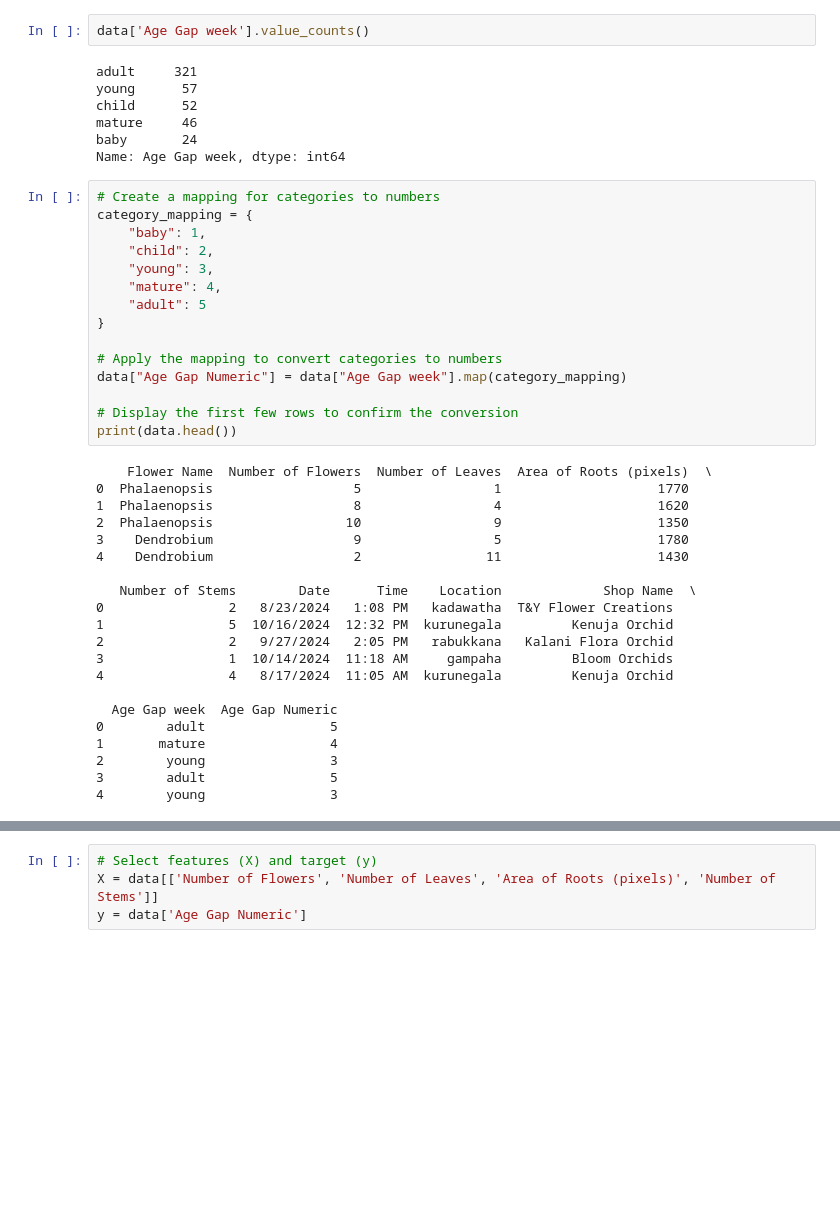
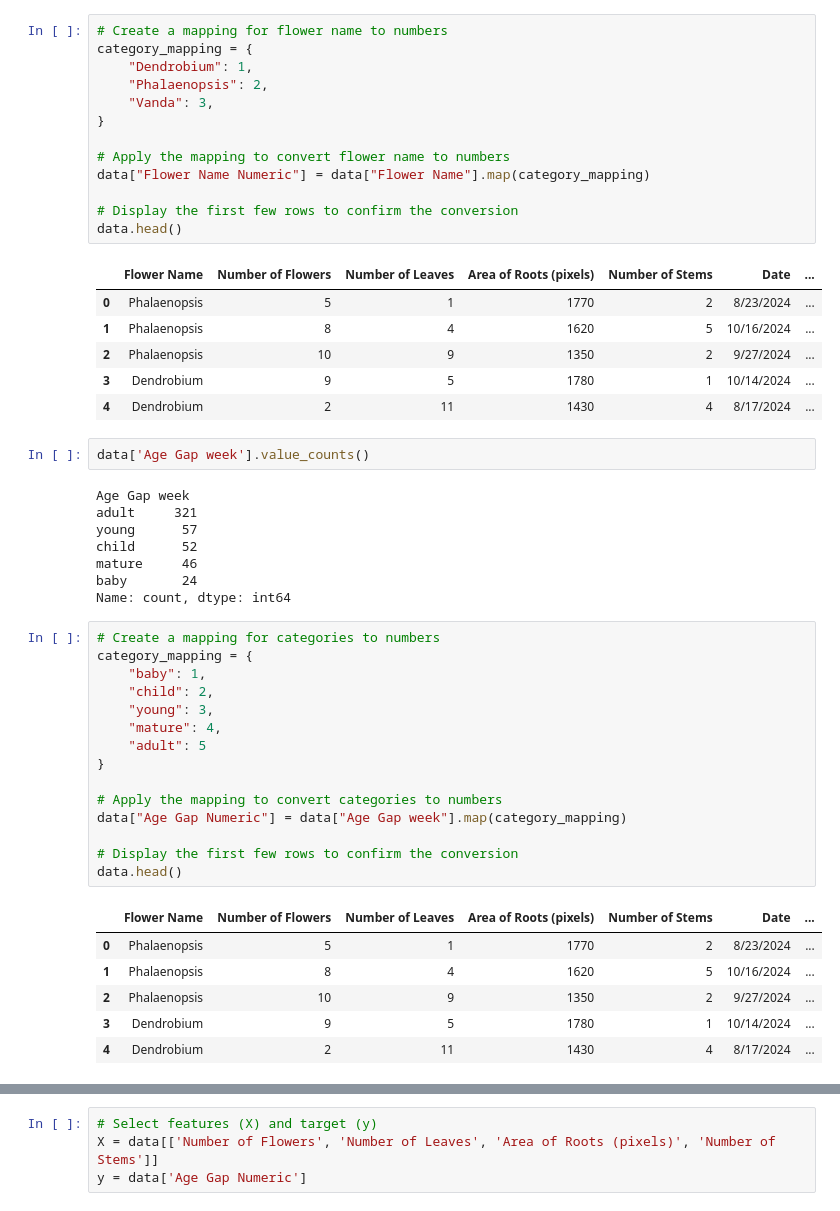
Before and after one commit to Dilshan09/24-25J-056, a Jupyter notebook: FertilizerRecommmender/TrainAgePredictor/OrchidAgePredictor.ipynb, the cells around one changed output, grey strips where cells are left out. Drawn from its saved outputs; the diff is of its cells as text; blank space fills up the shorter version.

```diff
--- a/FertilizerRecommmender/TrainAgePredictor/OrchidAgePredictor.ipynb
+++ b/FertilizerRecommmender/TrainAgePredictor/OrchidAgePredictor.ipynb
@@ -22,12 +30,33 @@ data.sample(5)
+# %%
+# Create a mapping for flower name to numbers
+category_mapping = {
+    "Dendrobium": 1,
+    "Phalaenopsis": 2,
+    "Vanda": 3,
+}
+
+# Apply the mapping to convert flower name to numbers
+data["Flower Name Numeric"] = data["Flower Name"].map(category_mapping)
+
+# Display the first few rows to confirm the conversion
+data.head()
+# %% [output]
+|  | Flower Name | Number of Flowers | Number of Leaves | Area of Roots (pixels) | Number of Stems | Date | ... |
+| 0 | Phalaenopsis | 5 | 1 | 1770 | 2 | 8/23/2024 | ... |
+| 1 | Phalaenopsis | 8 | 4 | 1620 | 5 | 10/16/2024 | ... |
+| 2 | Phalaenopsis | 10 | 9 | 1350 | 2 | 9/27/2024 | ... |
+| 3 | Dendrobium | 9 | 5 | 1780 | 1 | 10/14/2024 | ... |
+| 4 | Dendrobium | 2 | 11 | 1430 | 4 | 8/17/2024 | ... |
 # %%
 data['Age Gap week'].value_counts()
 # %% [output]
+Age Gap week
 adult     321
 young      57
 child      52
 mature     46
 baby       24
-Name: Age Gap week, dtype: int64
+Name: count, dtype: int64
 # %%
 # Create a mapping for categories to numbers
 category_mapping = {
@@ -42,25 +71,11 @@ category_mapping = {
 data["Age Gap Numeric"] = data["Age Gap week"].map(category_mapping)
 
 # Display the first few rows to confirm the conversion
-print(data.head())
+data.head()
 # %% [output]
-    Flower Name  Number of Flowers  Number of Leaves  Area of Roots (pixels)  \
-0  Phalaenopsis                  5                 1                    1770
-1  Phalaenopsis                  8                 4                    1620
-2  Phalaenopsis                 10                 9                    1350
-3    Dendrobium                  9                 5                    1780
-4    Dendrobium                  2                11                    1430
-
-   Number of Stems        Date      Time    Location             Shop Name  \
-0                2   8/23/2024   1:08 PM   kadawatha  T&Y Flower Creations
-1                5  10/16/2024  12:32 PM  kurunegala         Kenuja Orchid
-2                2   9/27/2024   2:05 PM   rabukkana   Kalani Flora Orchid
-3                1  10/14/2024  11:18 AM     gampaha         Bloom Orchids
-4                4   8/17/2024  11:05 AM  kurunegala         Kenuja Orchid
-
-  Age Gap week  Age Gap Numeric
-0        adult                5
-1       mature                4
-2        young                3
-3        adult                5
-4        young                3
+|  | Flower Name | Number of Flowers | Number of Leaves | Area of Roots (pixels) | Number of Stems | Date | ... |
+| 0 | Phalaenopsis | 5 | 1 | 1770 | 2 | 8/23/2024 | ... |
+| 1 | Phalaenopsis | 8 | 4 | 1620 | 5 | 10/16/2024 | ... |
+| 2 | Phalaenopsis | 10 | 9 | 1350 | 2 | 9/27/2024 | ... |
+| 3 | Dendrobium | 9 | 5 | 1780 | 1 | 10/14/2024 | ... |
+| 4 | Dendrobium | 2 | 11 | 1430 | 4 | 8/17/2024 | ... |
```
Also changed, not shown: parts of 14 cells of this notebook, 1 other file.
